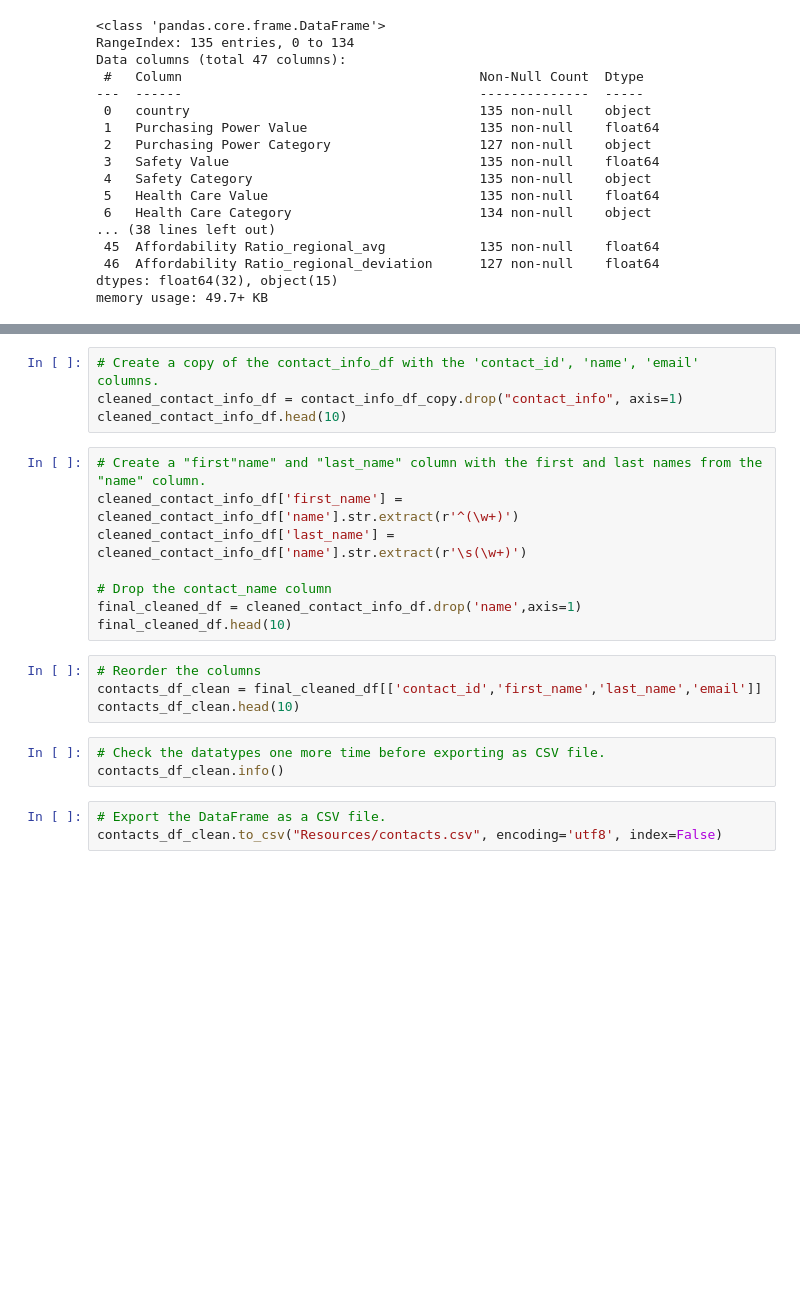
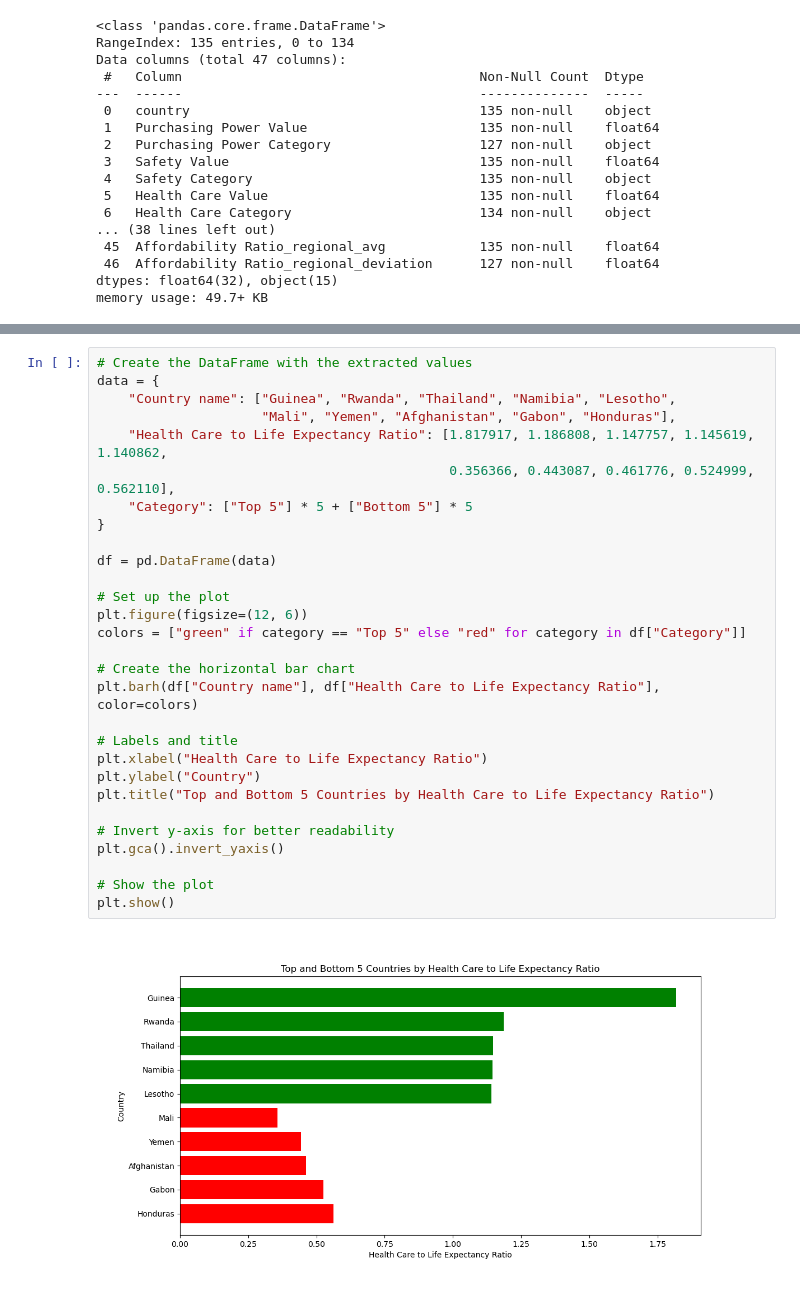
Before and after one commit to sagehan1/Hanson-Gary-Paniagua-Dolan-Project-3-, a Jupyter notebook: Transform.ipynb, the cells around one changed output, grey strips where cells are left out. Drawn from its saved outputs; the diff is of its cells as text; blank space fills up the shorter version.

```diff
--- a/Transform.ipynb
+++ b/Transform.ipynb
@@ -735,22 +434,31 @@ contact_info_df_copy.head(10)
-# %%
-# Create a copy of the contact_info_df with the 'contact_id', 'name', 'email' columns.
-cleaned_contact_info_df = contact_info_df_copy.drop("contact_info", axis=1)
-cleaned_contact_info_df.head(10)
-# %%
-# Create a "first"name" and "last_name" column with the first and last names from the "name" column.
-cleaned_contact_info_df['first_name'] = cleaned_contact_info_df['name'].str.extract(r'^(\w+)')
-cleaned_contact_info_df['last_name'] = cleaned_contact_info_df['name'].str.extract(r'\s(\w+)')
-
-# Drop the contact_name column
-final_cleaned_df = cleaned_contact_info_df.drop('name',axis=1)
-final_cleaned_df.head(10)
-# %%
-# Reorder the columns
-contacts_df_clean = final_cleaned_df[['contact_id','first_name','last_name','email']]
-contacts_df_clean.head(10)
-# %%
-# Check the datatypes one more time before exporting as CSV file.
-contacts_df_clean.info()
-# %%
-# Export the DataFrame as a CSV file.
-contacts_df_clean.to_csv("Resources/contacts.csv", encoding='utf8', index=False)
+# %%
+# Create the DataFrame with the extracted values
+data = {
+    "Country name": ["Guinea", "Rwanda", "Thailand", "Namibia", "Lesotho",
+                     "Mali", "Yemen", "Afghanistan", "Gabon", "Honduras"],
+    "Health Care to Life Expectancy Ratio": [1.817917, 1.186808, 1.147757, 1.145619, 1.140862,
+                                             0.356366, 0.443087, 0.461776, 0.524999, 0.562110],
+    "Category": ["Top 5"] * 5 + ["Bottom 5"] * 5
+}
+
+df = pd.DataFrame(data)
+
+# Set up the plot
+plt.figure(figsize=(12, 6))
+colors = ["green" if category == "Top 5" else "red" for category in df["Category"]]
+
+# Create the horizontal bar chart
+plt.barh(df["Country name"], df["Health Care to Life Expectancy Ratio"], color=colors)
+
+# Labels and title
+plt.xlabel("Health Care to Life Expectancy Ratio")
+plt.ylabel("Country")
+plt.title("Top and Bottom 5 Countries by Health Care to Life Expectancy Ratio")
+
+# Invert y-axis for better readability
+plt.gca().invert_yaxis()
+
+# Show the plot
+plt.show()
+# %% [output]
+[figure, added]
```
Also changed, not shown: parts of 46 cells of this notebook, 1 other file.
